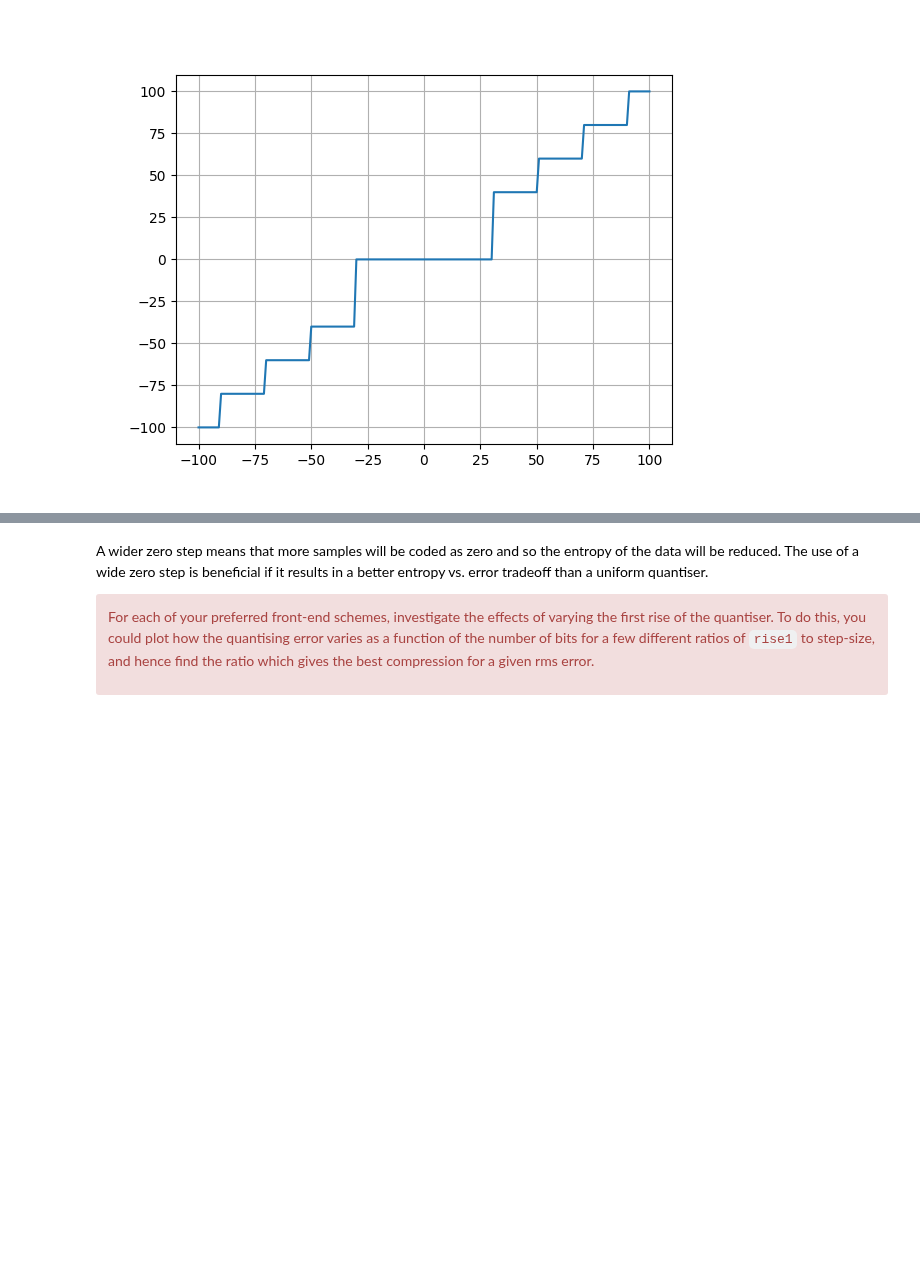
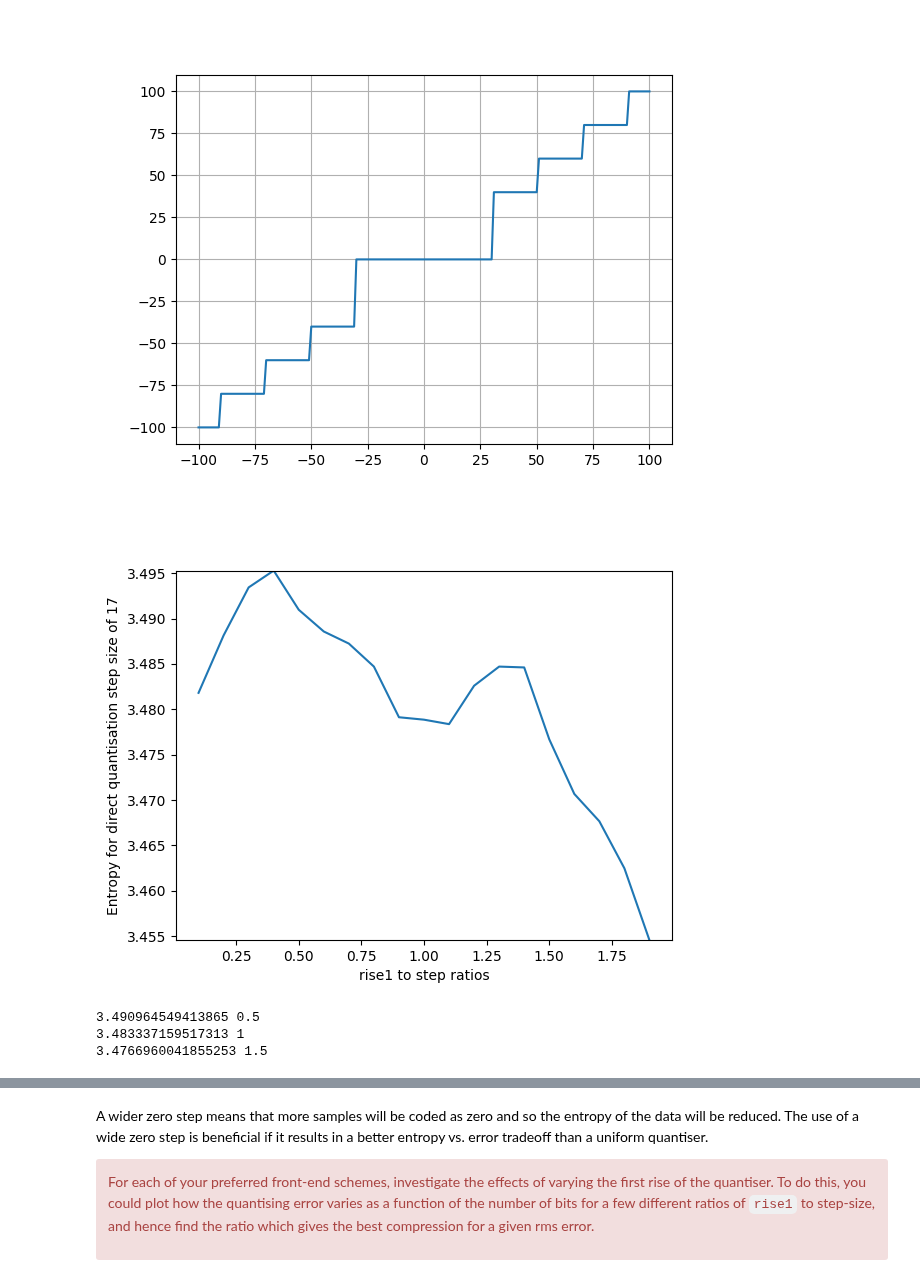
Before and after one commit to AndrewKeYanzhe/cued_sf2_lab-master, a Jupyter notebook: 10-11-selection-centre-clipped.ipynb, the cells around one changed output, grey strips where cells are left out. Saved outputs shown, nothing was run; the diff lists cells and outputs as text; code cells hidden in the pictures; blank space fills up the shorter version.

Commit message:
Investigation on rise1 (plot of entropy vs rise1)

```diff
--- a/10-11-selection-centre-clipped.ipynb
+++ b/10-11-selection-centre-clipped.ipynb
@@ -142,3 +142,45 @@ ax.grid()
 # # Show the plots
 # plt.tight_layout()
 # plt.show()
+# %%
+# ----- Lighthouse image ------
+# ----- entropy vs rise1 -----
+
+from cued_sf2_lab.laplacian_pyramid import bpp
+
+X = lighthouse.copy()
+# fig, ax = plt.subplots()
+# plot_image(X)
+
+step = 17
+rise1_factor_list = np.arange(0.1, 2.0, 0.1)
+entropy_list = []
+
+for i, rise1_factor in list(enumerate(rise1_factor_list)):
+    Xq = quantise(X, step, rise1 = rise1_factor * step)
+    entropy = bpp(Xq)
+    entropy_list.append(entropy)
+
+# print(entropy_list)
+
+fig, ax = plt.subplots()
+ax.plot(rise1_factor_list, entropy_list)
+ax.set_ylim((np.min(entropy_list), np.max(entropy_list)))
+ax.set_xlabel("rise1 to step ratios")
+ax.set_ylabel("Entropy for direct quantisation step size of 17")
+plt.show()
+# %% [output]
+[figure, added]
+# %%
+# ----- lighthouse image -----
+from cued_sf2_lab.laplacian_pyramid import bpp
+X = lighthouse.copy()
+step = 17
+for rise1_factor in [0.5, 1, 1.5]:
+    Xq = quantise(X,step,rise1 = rise1_factor * step)
+    entropy = bpp(Xq)
+    print(entropy, rise1_factor)
+# %% [output]
+3.490964549413865 0.5
+3.483337159517313 1
+3.4766960041855253 1.5
```
Also changed, not shown: parts of 1 cell of this notebook.
